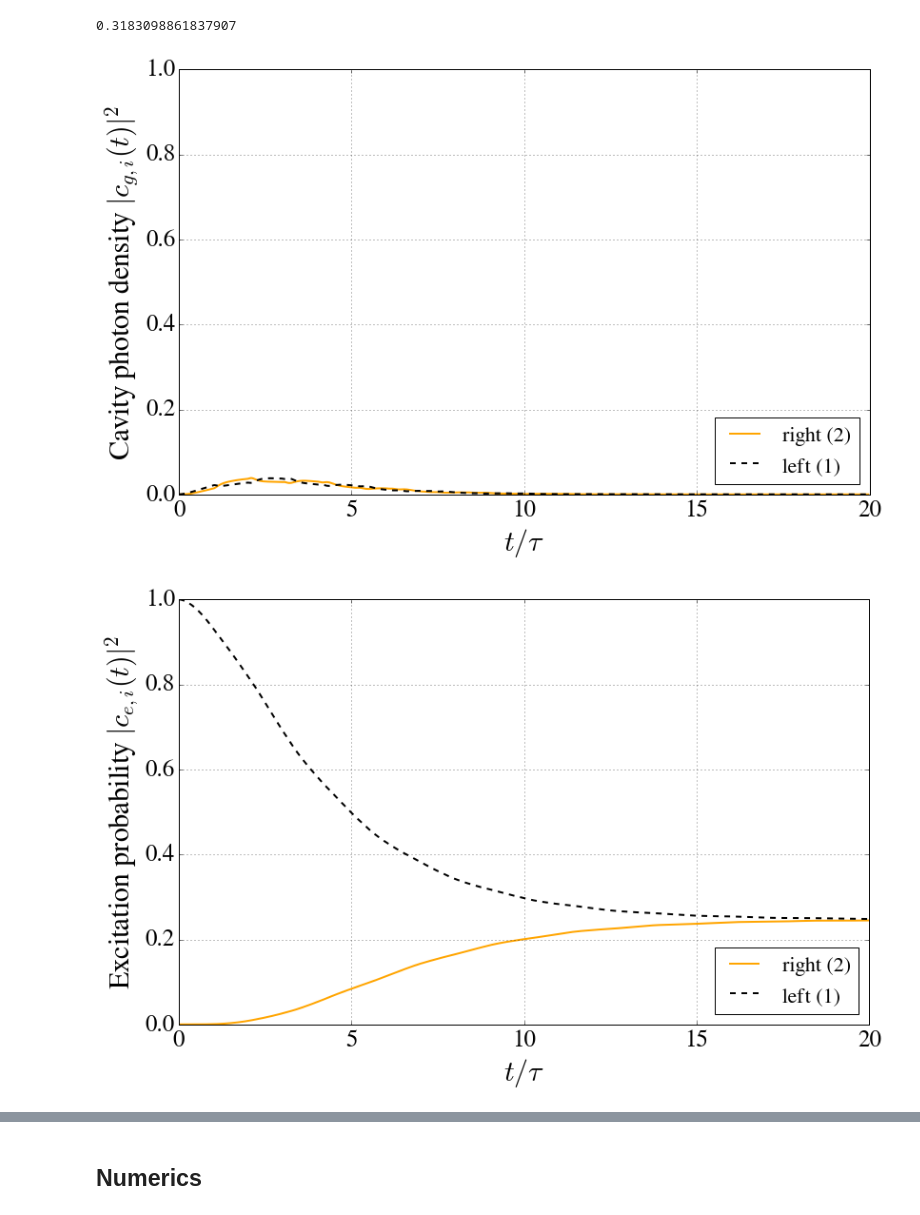
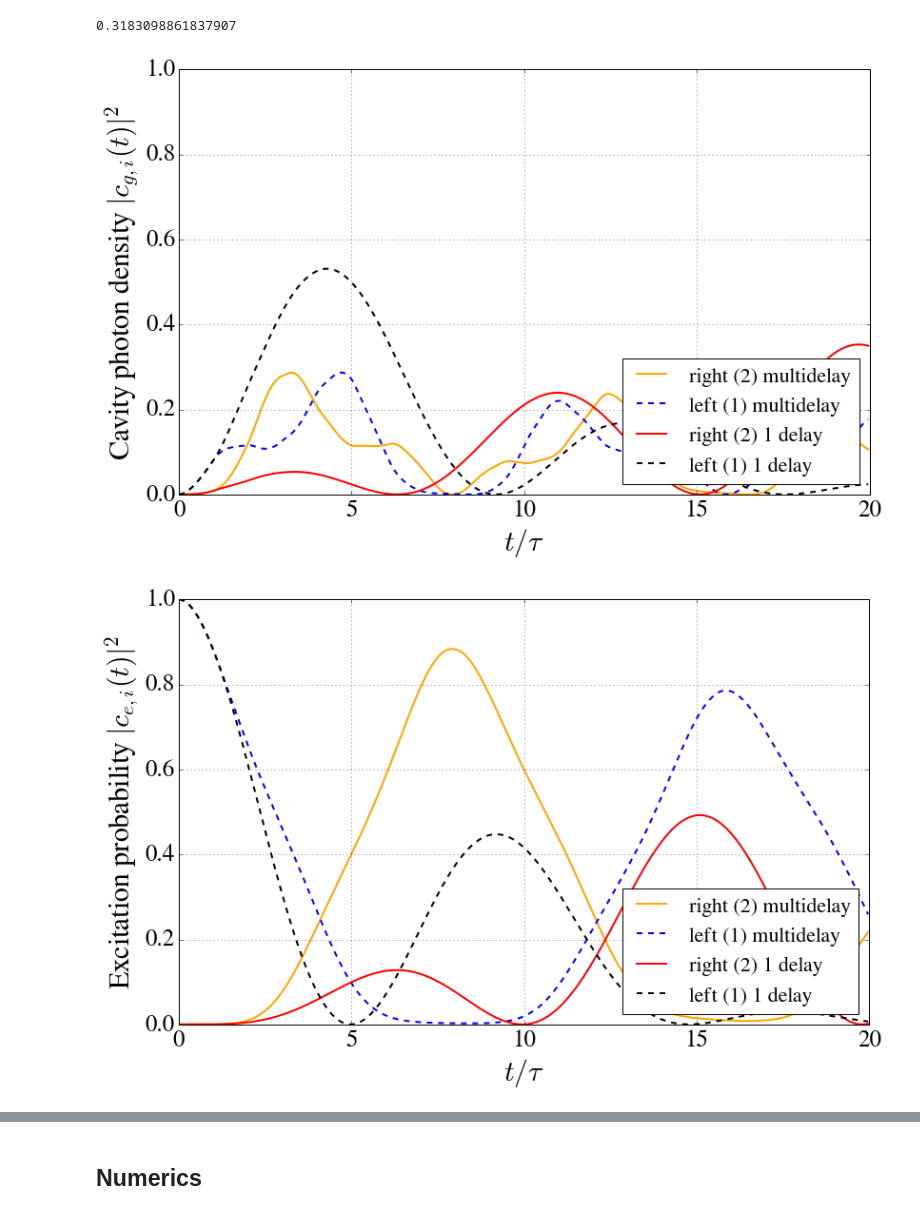
Before and after one commit to nemetniki/with-Andreas, a Jupyter notebook: CCQED.ipynb, the cells around one changed output, grey strips where cells are left out. Drawn from its saved outputs; the diff is of its cells as text; code cells hidden in the pictures.

```diff
--- a/CCQED.ipynb
+++ b/CCQED.ipynb
@@ -62,6 +62,14 @@ double f(double n, double tau, double t, double kap,double Delta) {
         return 0.0;
 }
 """
+eqnsST1 = {
+    'ce1:c' : '(ii*g1)*cg1 - gam*0.5*ce1',
+    'ce2:c' : '(ii*g2)*cg2 - gam*0.5*ce2',
+    'cg1:c' : '(ii*g1)*ce1 - kap1*cg1 - 2.*v1*(cg1 - cg1(t-tau)*f(1,tau,t,kapi,Delta) + \
+    r*(cg2 - cg2(t-tau)*f(1,tau,t,kapi,Delta)))',
+    'cg2:c' : '(ii*g2)*ce2 - kap2*cg2 - 2.*v2*(1/r*(cg1 - cg1(t-tau)*f(1,tau,t,kapi,Delta)) + \
+    (cg2 - cg2(t-tau)*f(1,tau,t,kapi,Delta)))'
+    }
 
 eqnsSTmany = {
     'ce1:c' : '(ii*g1)*cg1 - gam*0.5*ce1',
@@ -102,10 +110,10 @@ paramsST = {
             'Delta': 0.,#<2pi/tau
             'g1'   : 16.,
             'g2'   : 16.,
-            'v1'   : 128.,
-            'v2'   : 128.,
-            'kap1' : 32.000,
-            'kap2' : 32.000,
+            'v1'   : 16.,
+            'v2'   : 16.,
+            'kap1' : 1.20,
+            'kap2' : 1.200,
             'tau'  : pi/128.,
             'r'    : 1.,
             'gam'  : 0.,#5.2,
@@ -115,6 +123,8 @@ paramsST = {
 
 ddeSTmany = dde23(eqns=eqnsSTmany, params=paramsST, supportcode=mycode)
 ddeSTmany.set_sim_params(tfinal=20*paramsST['tau'], dtmax=.001)
+ddeST1 = dde23(eqns=eqnsST1, params=paramsST, supportcode=mycode)
+ddeST1.set_sim_params(tfinal=20*paramsST['tau'], dtmax=.001)
 # %%
 histfuncST = { 'ce1': lambda t: 1.,
               'ce2': lambda t: 0.,
@@ -125,5 +136,6 @@ ddeSTmany.hist_from_funcs(histfuncST, 51)
 # %%
 ddeSTmany.run()
+ddeST1.run()
 # %%
 %matplotlib inline
 import matplotlib as mpl
@@ -138,45 +150,59 @@ cg1STmany = solmany['cg1']
 ce2STmany = solmany['ce2']
 cg2STmany = solmany['cg2']
 
+sol1 = ddeST1.sample(0,20*paramsST['tau'],0.001)
+tST1  = sol1['t']/paramsST['tau']
+ce1ST1 = sol1['ce1']
+cg1ST1 = sol1['cg1']
+ce2ST1 = sol1['ce2']
+cg2ST1 = sol1['cg2']
+
 fsfont = {'fontname':'FreeSerif'}
 plt.figure(1,figsize=(13,8))
 plt.clf()
-plt.plot(tSTmany,np.abs(cg2STmany)**2,linewidth=2.0,label='right (2)',color = 'orange')
+plt.plot(tSTmany,np.abs(cg2STmany)**2,linewidth=2.0,label='right (2) multidelay',color = 'orange')
 plt.hold(True)
-plt.plot(tSTmany,np.abs(cg1STmany)**2,linewidth=2.0,label='left (1)',color='k',ls='--')
+plt.plot(tSTmany,np.abs(cg1STmany)**2,linewidth=2.0,label='left (1) multidelay',color='b',ls='--')
+plt.plot(tST1,np.abs(cg2ST1)**2,linewidth=2.0,label='right (2) 1 delay',color = 'red')
+plt.plot(tST1,np.abs(cg1ST1)**2,linewidth=2.0,label='left (1) 1 delay',color='k',ls='--')
 plt.xlabel('$t/\\tau$',fontsize=30.)
 plt.ylim(0,1)
 #plt.xlim(0,10)
 plt.ylabel('Cavity photon density $|c_{g,i}(t)|^2$',fontsize=30.)
 plt.legend(loc='lower right',fontsize = 22)
 plt.grid(True)
 plt.figure(2,figsize=(13,8))
 plt.ylim(0,1)
-plt.plot(tSTmany,np.abs(ce2STmany)**2,linewidth=2.0,label='right (2)',color = 'orange')
+plt.plot(tSTmany,np.abs(ce2STmany)**2,linewidth=2.0,label='right (2) multidelay',color = 'orange')
 plt.hold(True)
-plt.plot(tSTmany,np.abs(ce1STmany)**2,linewidth=2.0,label='left (1)',color='k',ls='--')
+plt.plot(tSTmany,np.abs(ce1STmany)**2,linewidth=2.0,label='left (1) multidelay',color='b',ls='--')
+plt.plot(tST1,np.abs(ce2ST1)**2,linewidth=2.0,label='right (2) 1 delay',color = 'red')
+plt.plot(tST1,np.abs(ce1ST1)**2,linewidth=2.0,label='left (1) 1 delay',color='k',ls='--')
 plt.xlabel('$t/\\tau$',fontsize=30.)
 plt.ylabel('Excitation probability $|c_{e,i}(t)|^2$',fontsize=30.)
 plt.legend(loc='lower right',fontsize = 22)
 #plt.xlim(0,10)
 plt.grid(True)
 plt.figure(3,figsize=(13,8))
 plt.plot(tSTmany,1-(np.abs(ce1STmany)**2+np.abs(ce2STmany)**2+np.abs(cg1STmany)**2+np.abs(cg2STmany)**2),\
          linewidth=3.0,label='multi-delay',color='b',ls='-.')
 plt.xlabel('$t/\\tau$',fontsize=30.)
 plt.ylabel('Outer photon density $\sum_{q^\prime}|c_{g,q^\prime}(t)|^2$',fontsize=30.)
 #plt.legend(loc='upper right',fontsize = 22)
 #plt.xlim(0,3)
 plt.grid(True)
 plt.figure(4,figsize=(13,8))
 plt.plot(tSTmany,2*np.abs(np.conjugate(ce1STmany)*ce2STmany),\
-         linewidth=2.0,label='multi-delay',color='green',ls='-')
+         linewidth=2.0,label='multidelay',color='green',ls='-')
+plt.plot(tST1,2*np.abs(np.conjugate(ce1ST1)*ce2ST1),\
+         linewidth=2.0,label='1 delay',color='magenta',ls='--')
 plt.xlabel('$t/\\tau$',fontsize=30.)
+plt.ylim(0,1)
 plt.ylabel('Concurrence $\left|c_{e,1}^*(t)c_{e,2}(t)\\right|$',fontsize=30.)
-#plt.legend(loc='upper right',fontsize = 22)
+plt.legend(loc='upper right',fontsize = 22)
 #plt.xlim(0,10)
 plt.grid(True)
 plt.show()
 # %% [output]
-[figure, old version]
+[figure, new version]
-[figure, old version]
+[figure, new version]
```
Also changed, not shown: parts of 3 cells of this notebook.
